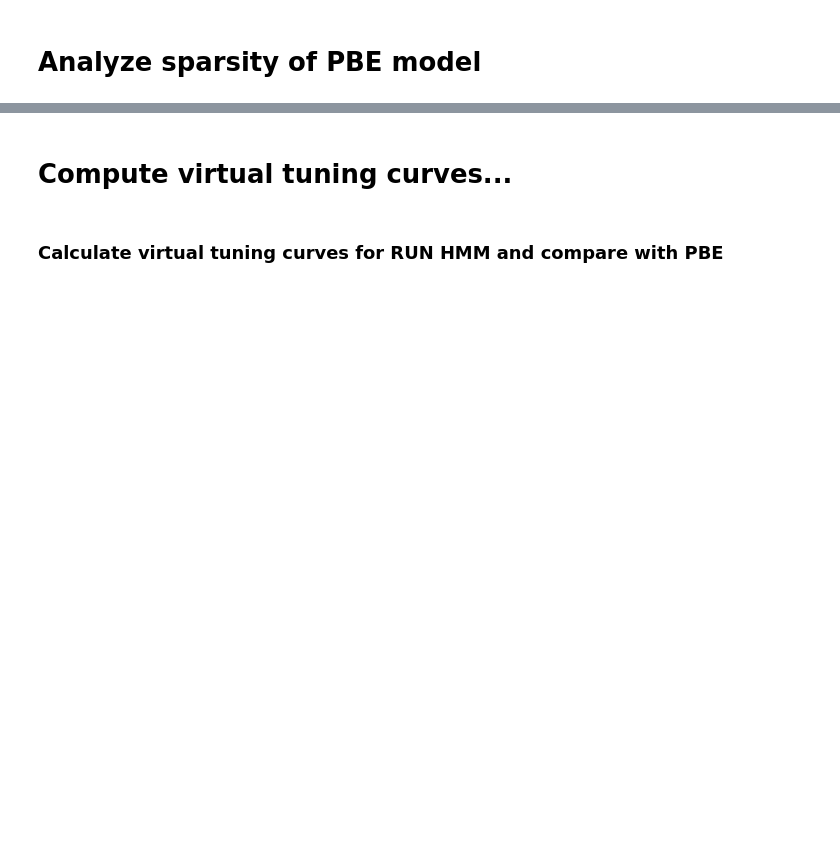
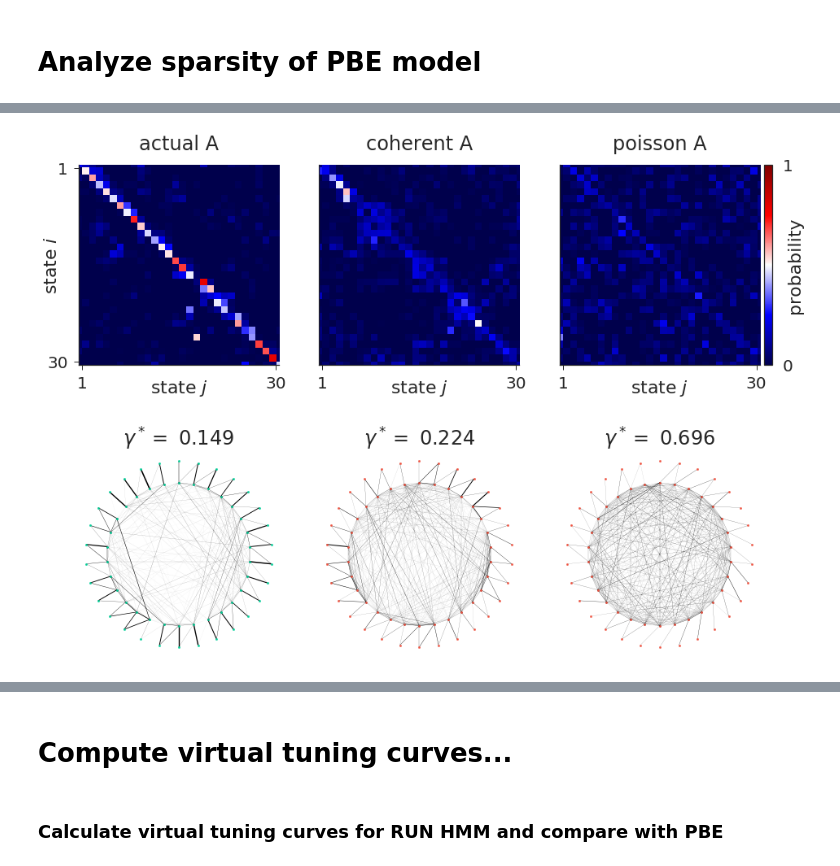
Before and after one commit to ckemere/CloudShuffles, a Jupyter notebook: Explore Latent RUN Space.ipynb, the cells around one changed output, grey strips where cells are left out. Cells and saved outputs as stored; diff of their text form; code cells hidden in the pictures; blank space fills up the shorter version.

```diff
--- a/Explore Latent RUN Space.ipynb
+++ b/Explore Latent RUN Space.ipynb
@@ -382,13 +416,15 @@ fig.tight_layout(h_pad=.5, w_pad=0.75, rect=[0, .05, 1, 1])
 # %%
 # Plot sun-graph representation of transition matrix
 fig, axes = plt.subplots(2,3, figsize=(15, 12))
-plot_transmat(axes[0,0], hmm=pbe_hmms[0], title=pbe_hmms[0].label, cbar=False, **fig_kws)
-plot_transmat(axes[0,1], hmm=pbe_hmms[1], title=pbe_hmms[1].label, cbar=False, ylabel=False, **fig_kws)
-plot_transmat(axes[0,2], hmm=pbe_hmms[2], title=pbe_hmms[2].label, cbar=True, ylabel=False, **fig_kws)
+plot_transmat(axes[0,0], fig, hmm=pbe_hmms[0], title=pbe_hmms[0].label, cbar=False, **fig_kws)
+plot_transmat(axes[0,1], fig, hmm=pbe_hmms[1], title=pbe_hmms[1].label, cbar=False, ylabel=False, **fig_kws)
+plot_transmat(axes[0,2], fig, hmm=pbe_hmms[2], title=pbe_hmms[2].label, cbar=True, ylabel=False, **fig_kws)
 
 plot_sun_graph(axes[1,0], hmm=pbe_hmms[0], nc=npl.colors.sweet.green, **fig_kws)
 plot_sun_graph(axes[1,1], hmm=pbe_hmms[1], nc=npl.colors.sweet.red, **fig_kws)
 plot_sun_graph(axes[1,2], hmm=pbe_hmms[2], nc=npl.colors.sweet.red, **fig_kws)
+# %% [output]
+[figure, added]
 # %%
 # Plot firing rate matrix
 fig, axes = plt.subplots(1,3, figsize=(15,8))
```
Also changed, not shown: parts of 10 cells of this notebook, 2 other files.
